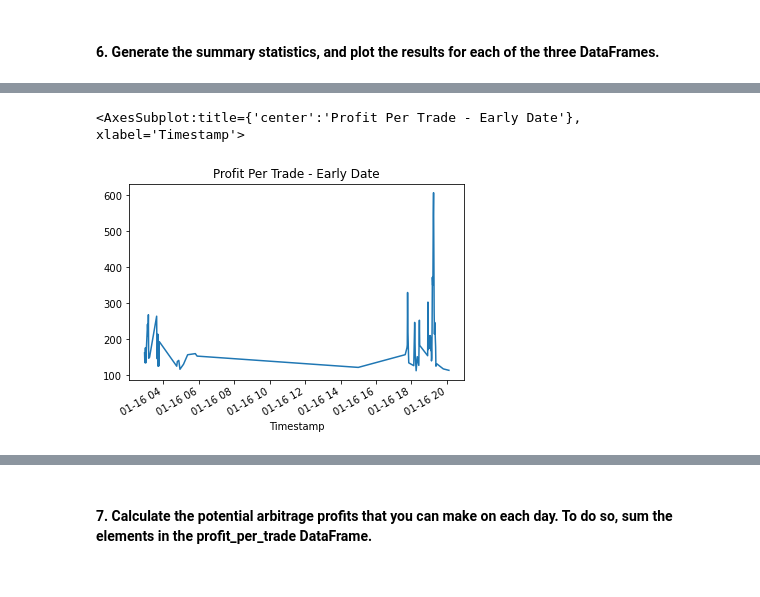
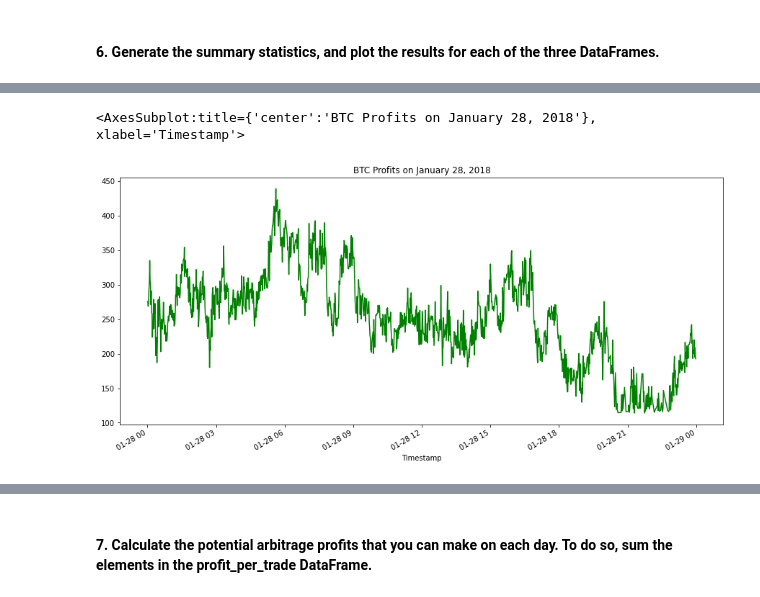
Before and after one commit to ellenicoleroberts/Challenge_3_Crypto_Arbitrage, a Jupyter notebook: Starter_Code/crypto_arbitrage.ipynb, the cells around one changed output, grey strips where cells are left out. Saved outputs shown, nothing was run; the diff lists cells and outputs as text; code cells hidden in the pictures.

```diff
--- a/Starter_Code/crypto_arbitrage.ipynb
+++ b/Starter_Code/crypto_arbitrage.ipynb
@@ -158,7 +108,7 @@ bitstamp.duplicated().sum()
 # Repeat Steps 1–4 for the coinbase DataFrame
 coinbase = coinbase.dropna()
 coinbase.isnull().sum()
-coinbase.loc[:, "Close"] = coinbase.loc[:, "Close"].str.replace("$", "")
-coinbase.loc[:, "Close"] = coinbase.loc[:, "Close"].astype("float")
+coinbase["Close"] = coinbase["Close"].str.replace("$", "").copy()
+coinbase["Close"] = coinbase["Close"].astype("float")
 # %%
 coinbase.dtypes
@@ -451,9 +419,13 @@ Name: Close, dtype: float64
 # %%
 # For the date early in the dataset, calculate the spread returns by dividing the instances when the arbitrage spread is positive (> 0)
 # by the price of Bitcoin from the exchange you are buying on (the lower-priced exchange).
-spread_return_early= # YOUR CODE HERE
+spread_return_early = filtered_arb_spread_early / coinbase_sliced.loc["2018-01-28 00:00:00" : "2018-01-28 23:59:00"]
+spread_return_middle = filtered_arb_spread_middle / coinbase_sliced.loc["2018-02-06 00:00:00" : "2018-02-06 23:59:00"]
+spread_return_late = filtered_arb_spread_late / coinbase_sliced.loc["2018-03-05 00:00:00" : "2018-03-05 23:59:00"]
 
 # Review the spread return DataFrame
-# YOUR CODE HERE
+display(spread_return_early.head(10))
+display(spread_return_middle.head(10))
+display(spread_return_late.head(10))
 # %% [output]
 Timestamp
@@ -468,9 +469,12 @@ Name: Close, dtype: float64
 # %%
 # For the date early in the dataset, determine the number of times your trades with positive returns
 # exceed the 1% minimum threshold (.01) that you need to cover your costs
-profitable_trades_early = # YOUR CODE HERE
-
+profitable_trades_early = spread_return_early[spread_return_early > .01]
+profitable_trades_middle = spread_return_middle[spread_return_middle > .01]
+profitable_trades_late = spread_return_late[spread_return_late > .01]
 # Review the first five profitable trades
-# YOUR CODE HERE
+display(profitable_trades_early.head())
+display(profitable_trades_middle.head())
+profitable_trades_late.head()
 # %% [output]
 Timestamp
@@ -501,12 +533,18 @@ Name: Close, dtype: float64
 # %%
 # For the date early in the dataset, calculate the potential profit per trade in dollars
 # Multiply the profitable trades by the cost of the Bitcoin that was purchased
-profit_early = # YOUR CODE HERE
+profit_early = profitable_trades_early * coinbase_sliced.loc["2018-01-28 00:00:00" : "2018-01-28 23:59:00"]
+profit_middle = profitable_trades_middle * coinbase_sliced.loc["2018-02-06 00:00:00" : "2018-02-06 23:59:00"]
+profit_late = profitable_trades_late * coinbase_sliced.loc["2018-03-05 00:00:00" : "2018-03-05 23:59:00"]
 
 # Drop any missing values from the profit DataFrame
-profit_per_trade_early = # YOUR CODE HERE
+profit_per_trade_early = profit_early.dropna()
+profit_per_trade_middle = profit_middle.dropna()
+profit_per_trade_late = profit_late.dropna()
 
 # View the early profit DataFrame
-# YOUR CODE HERE
+display(profit_per_trade_early)
+display(profit_per_trade_middle)
+profit_per_trade_late
 # %% [output]
 Timestamp
@@ -540,6 +612,6 @@ Name: Close, dtype: float64
 # %%
 # Plot the results for the early profit per trade DataFrame
-# YOUR CODE HERE
+profit_per_trade_early.plot(figsize=(15,7), title="BTC Profits on January 28, 2018", color="green")
 # %% [output]
-<AxesSubplot:title={'center':'Profit Per Trade - Early Date'}, xlabel='Timestamp'>
+<AxesSubplot:title={'center':'BTC Profits on January 28, 2018'}, xlabel='Timestamp'>
-[figure, old version]
+[figure, new version]
```
Also changed, not shown: parts of 30 cells of this notebook.
